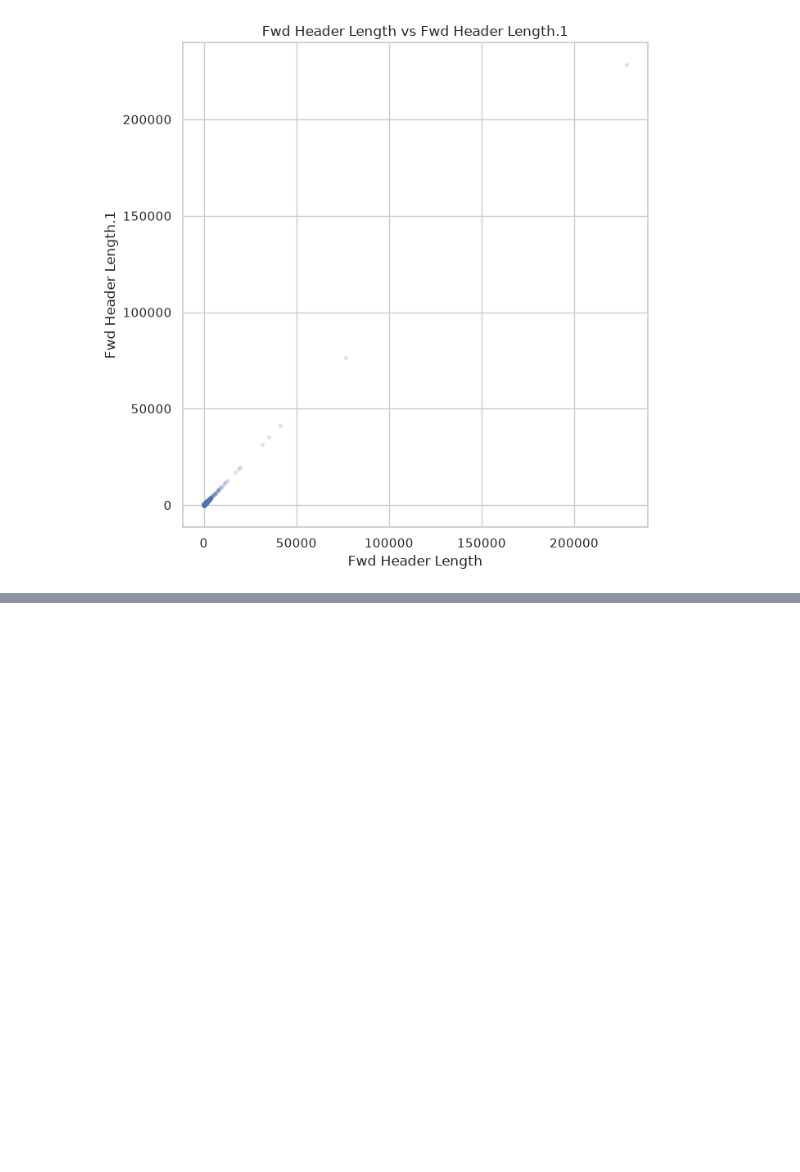
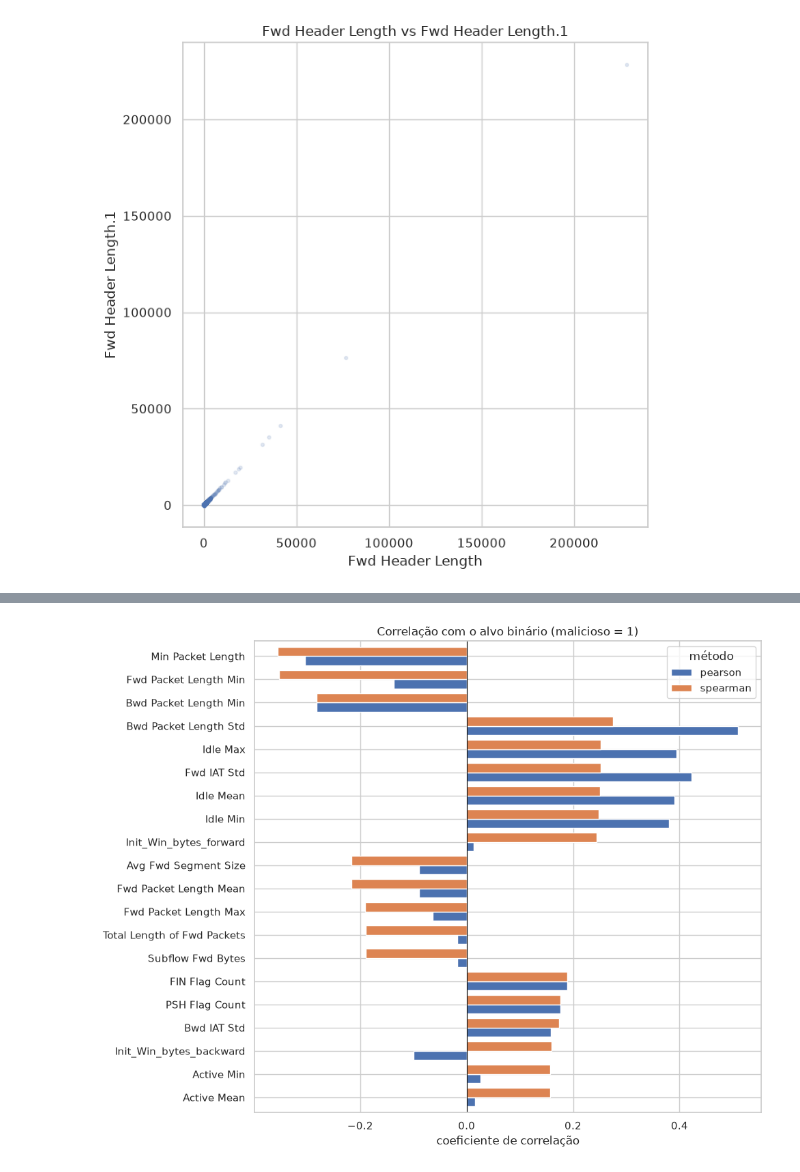
Before and after one commit to vinilauter/packoscope, a Jupyter notebook: main.ipynb, the cells around one changed output, grey strips where cells are left out. Drawn from its saved outputs; the diff is of its cells as text; code cells hidden in the pictures; blank space fills up the shorter version.

```diff
--- a/main.ipynb
+++ b/main.ipynb
@@ -358,0 +463,20 @@ plt.show()
+# %%
+# alvo binario so pra esse calculo, sem alterar o df
+y_malicioso = (df["Label"] != "BENIGN").astype("int8")
+
+# inf vira nan so aqui, corrwith descarta pares com nan
+X = df[numericas].replace([np.inf, -np.inf], np.nan)
+
+corr_alvo = pd.DataFrame({
+    "pearson": X.corrwith(y_malicioso),
+    "spearman": X.corrwith(y_malicioso, method="spearman"),
+})
+
+# constantes ficam nan nos dois metodos; port e nominal, correlacao nao faz sentido
+print("constantes (sem correlacao definida):", int(corr_alvo.isna().all(axis=1).sum()))
+corr_alvo = corr_alvo.dropna(how="all").drop(index="Destination Port")
+
+corr_alvo = corr_alvo.reindex(corr_alvo["spearman"].abs().sort_values(ascending=False).index)
+print("atributos no ranking:", len(corr_alvo))
+
+corr_alvo.head(15)
@@ -358,0 +502,13 @@ plt.show()
+# %%
+# top 20 por |spearman|, com o pearson ao lado pra mostrar onde divergem
+top = corr_alvo.head(20).iloc[::-1]
+
+ax = top.plot.barh(figsize=(10, 8), width=0.8)
+ax.axvline(0, color="black", linewidth=0.8)
+ax.set_title("Correlação com o alvo binário (malicioso = 1)")
+ax.set_xlabel("coeficiente de correlação")
+ax.legend(title="método")
+plt.tight_layout()
+plt.show()
+# %% [output]
+[figure, added]
```
Also changed, not shown: parts of 29 cells of this notebook.
